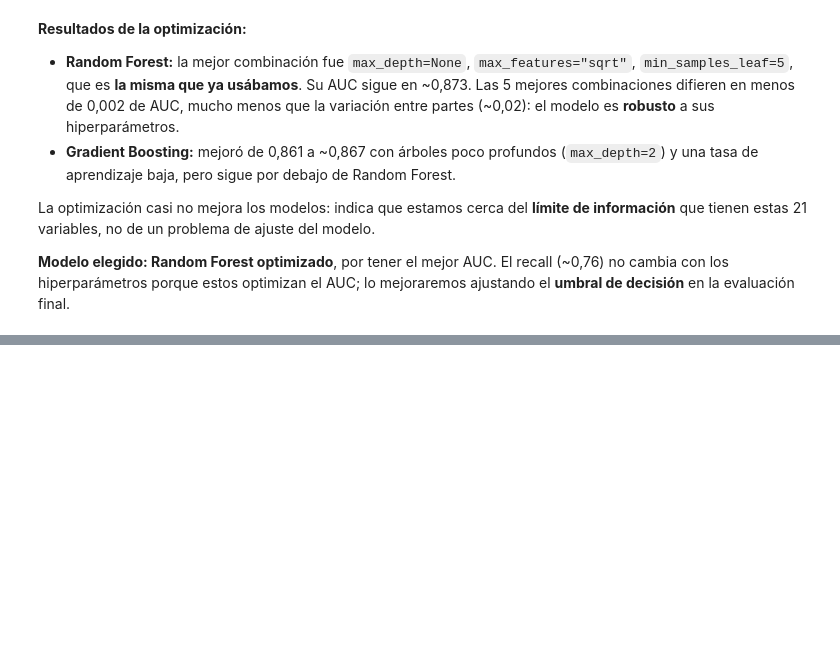
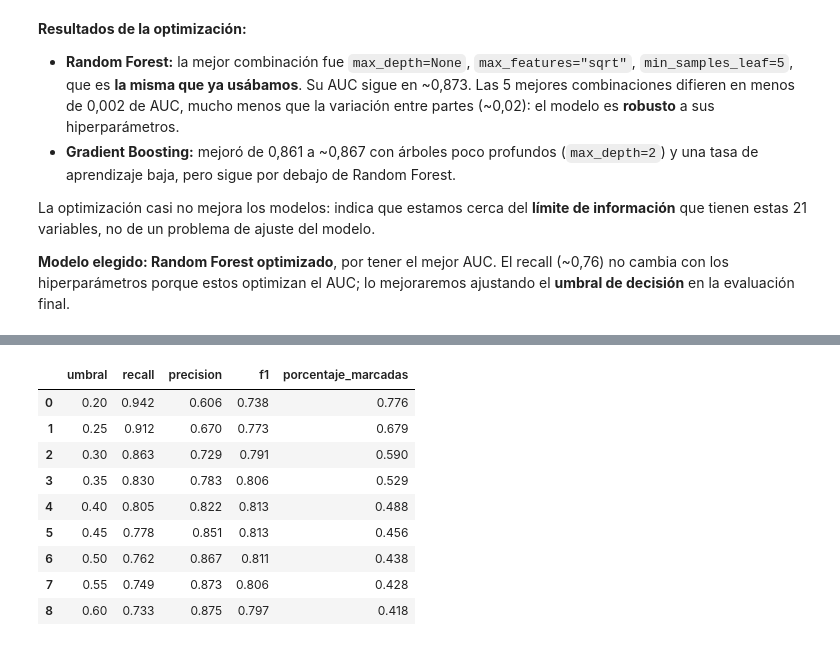
Before and after one commit to lezlynossa-oss/proyecto-integrador-quinto, a Jupyter notebook: MachineLearning/01_modelo_afiliacion_salud.ipynb, the cells around one changed output, grey strips where cells are left out. Drawn from its saved outputs; the diff is of its cells as text; code cells hidden in the pictures; blank space fills up the shorter version.

```diff
--- a/MachineLearning/01_modelo_afiliacion_salud.ipynb
+++ b/MachineLearning/01_modelo_afiliacion_salud.ipynb
@@ -386,0 +403,31 @@ La optimización casi no mejora los modelos: indica que estamos cerca del **lím
+# %%
+#modelo elegido en la sección anterior
+modelo_final = busqueda_rf.best_estimator_
+
+#probabilidad de cada persona de entrenamiento, calculada por un modelo que NO la vio
+prob_cv = cross_val_predict(modelo_final, X_train, y_train, cv=validacion,
+                            method="predict_proba")[:, 1]
+
+#probamos umbrales entre 0,20 y 0,60
+filas = []
+for umbral in np.arange(0.20, 0.61, 0.05):
+    prediccion = (prob_cv >= umbral).astype(int)
+    filas.append({"umbral": round(umbral, 2),
+                  "recall": recall_score(y_train, prediccion),
+                  "precision": precision_score(y_train, prediccion),
+                  "f1": f1_score(y_train, prediccion),
+                  "porcentaje_marcadas": prediccion.mean()})
+
+tabla_umbrales = pd.DataFrame(filas)
+tabla_umbrales.round(3)
+# %% [output]
+|  | umbral | recall | precision | f1 | porcentaje_marcadas |
+| 0 | 0.20 | 0.942 | 0.606 | 0.738 | 0.776 |
+| 1 | 0.25 | 0.912 | 0.670 | 0.773 | 0.679 |
+| 2 | 0.30 | 0.863 | 0.729 | 0.791 | 0.590 |
+| 3 | 0.35 | 0.830 | 0.783 | 0.806 | 0.529 |
+| 4 | 0.40 | 0.805 | 0.822 | 0.813 | 0.488 |
+| 5 | 0.45 | 0.778 | 0.851 | 0.813 | 0.456 |
+| 6 | 0.50 | 0.762 | 0.867 | 0.811 | 0.438 |
+| 7 | 0.55 | 0.749 | 0.873 | 0.806 | 0.428 |
+| 8 | 0.60 | 0.733 | 0.875 | 0.797 | 0.418 |
```
Also changed, not shown: parts of 8 cells of this notebook.
